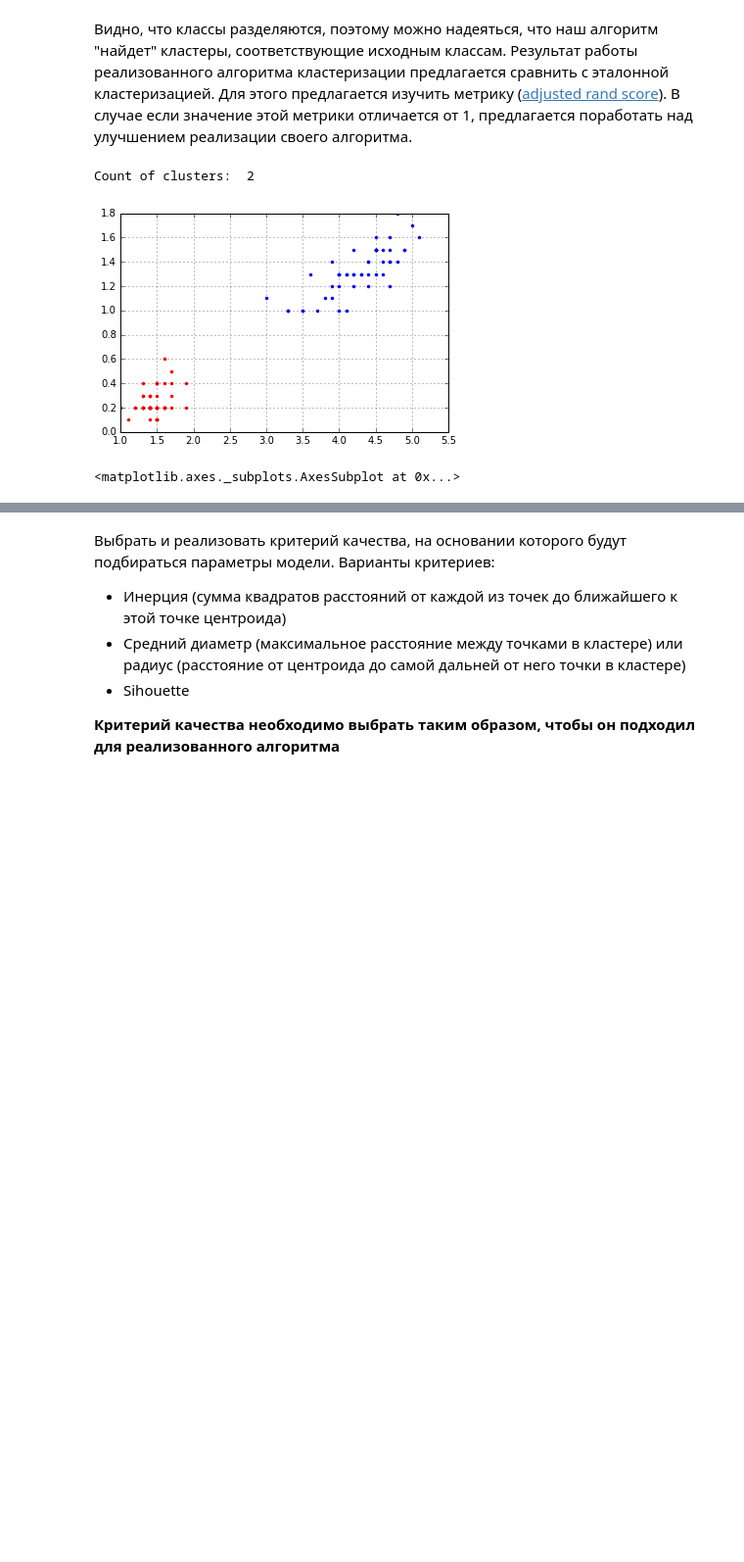
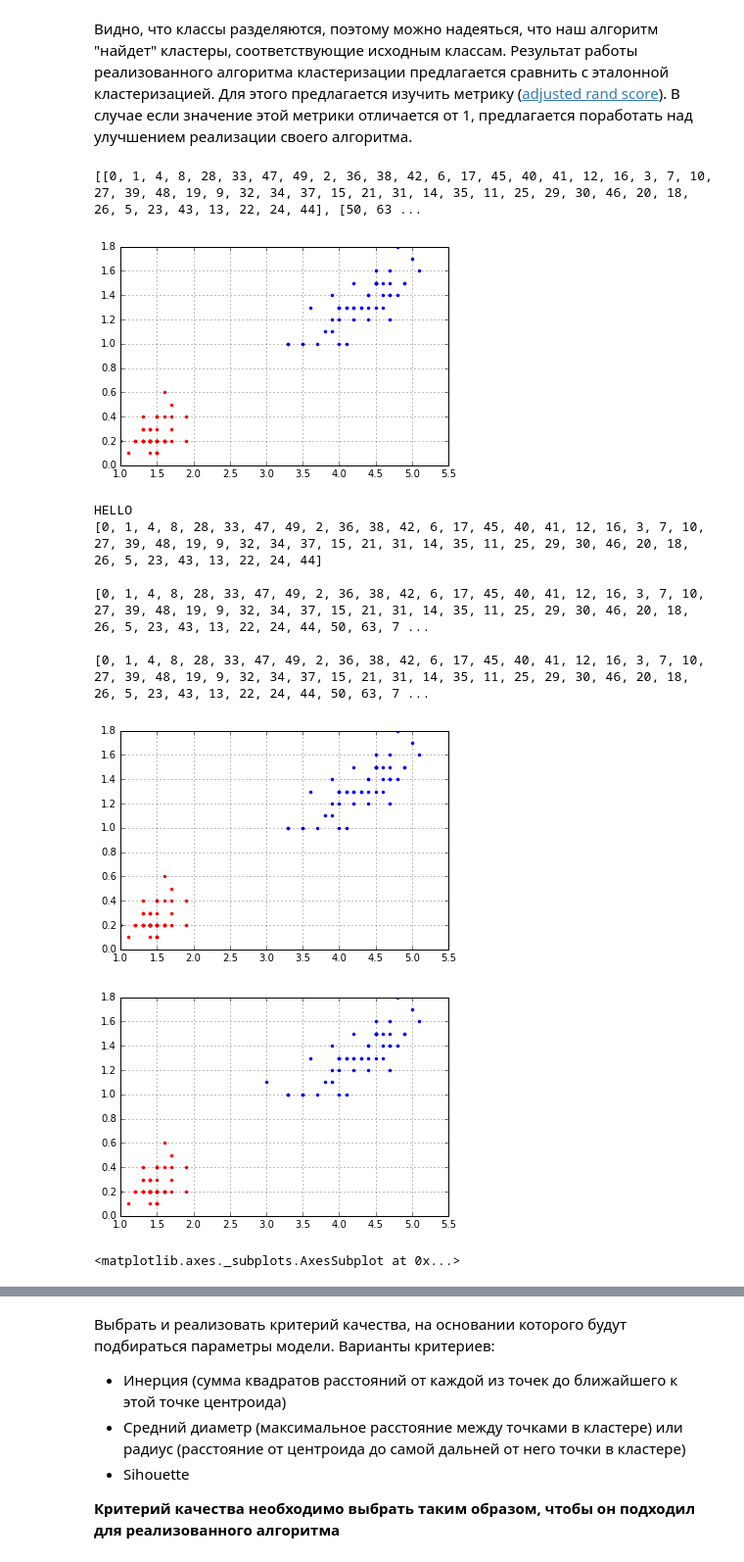
Before and after one commit to Shevviakov/technosphere, a Jupyter notebook: datamine/l3/homework-3-st-Copy1.ipynb, the cells around one changed output, grey strips where cells are left out. Shown at 98% size. Cells and saved outputs as stored; diff of their text form; code cells hidden in the pictures; blank space fills up the shorter version.

```diff
--- a/datamine/l3/homework-3-st-Copy1.ipynb
+++ b/datamine/l3/homework-3-st-Copy1.ipynb
@@ -301,12 +334,44 @@ pl.show()
 [figure]
 # %% [markdown]
 Видно, что классы разделяются, поэтому можно надеяться, что наш алгоритм "найдет" кластеры, соответствующие исходным классам. Результат работы реализованного алгоритма кластеризации предлагается сравнить с эталонной кластеризацией. Для этого предлагается изучить метрику ([adjusted rand score](http://scikit-learn.org/stable/modules/generated/sklearn.metrics.adjusted_rand_score.html)). В случае если значение этой метрики отличается от 1, предлагается поработать над улучшением реализации своего алгоритма.
-# %%
-cl = Clustering(epsilon=1.8, min_pts = 1)
-cl.fit(x_iris[:,2:4])
-cl.draw_clusters()
-# %% [output]
-Count of clusters:  2
-[figure, removed]
-<matplotlib.axes._subplots.AxesSubplot at 0x...>
+# %%
+
+
+sample = x_iris[:,2:4]
+eps = 0.3
+mpts = 3
+
+cl = Clustering(epsilon=eps, min_pts=mpts)
+iris_clusters = cl.fit_predict(sample)
+print cl.get_clusters()
+
+draw_clusters(x_iris[:,2:4], cl.get_clusters(), cl.get_noise())
+
+optics_instance = optics(sample, eps, mpts);
+optics_instance.process();
+
+draw_clusters(sample, optics_instance.get_clusters(), optics_instance.get_noise())
+
+op_clusters = optics_instance.get_clusters();
+op_noise = optics_instance.get_noise();
+
+db = sc.DBSCAN(eps=eps, min_samples=mpts).fit(sample)
+db_clusters = []
+for i in xrange(max(db.labels_)+1):
+    db_clusters.append([])
+for i in xrange(len(db.labels_)):
+    db_clusters[db.labels_[i]].append(i)
+draw_clusters(x_iris[:,2:4], db_clusters)
+# %% [output]
+[[0, 1, 4, 8, 28, 33, 47, 49, 2, 36, 38, 42, 6, 17, 45, 40, 41, 12, 16, 3, 7, 10, 27, 39, 48, 19, 9, 32, 34, 37, 15, 21, 31, 14, 35, 11, 25, 29, 30, 46, 20, 18, 26, 5, 23, 43, 13, 22, 24, 44], [50, 63 ...
+[figure, added]
+HELLO
+[0, 1, 4, 8, 28, 33, 47, 49, 2, 36, 38, 42, 6, 17, 45, 40, 41, 12, 16, 3, 7, 10, 27, 39, 48, 19, 9, 32, 34, 37, 15, 21, 31, 14, 35, 11, 25, 29, 30, 46, 20, 18, 26, 5, 23, 43, 13, 22, 24, 44]
+
+[0, 1, 4, 8, 28, 33, 47, 49, 2, 36, 38, 42, 6, 17, 45, 40, 41, 12, 16, 3, 7, 10, 27, 39, 48, 19, 9, 32, 34, 37, 15, 21, 31, 14, 35, 11, 25, 29, 30, 46, 20, 18, 26, 5, 23, 43, 13, 22, 24, 44, 50, 63, 7 ...
+
+[0, 1, 4, 8, 28, 33, 47, 49, 2, 36, 38, 42, 6, 17, 45, 40, 41, 12, 16, 3, 7, 10, 27, 39, 48, 19, 9, 32, 34, 37, 15, 21, 31, 14, 35, 11, 25, 29, 30, 46, 20, 18, 26, 5, 23, 43, 13, 22, 24, 44, 50, 63, 7 ...
+[figure, added]
+[figure, added]
+<matplotlib.axes._subplots.AxesSubplot at 0x...>
 # %%
```
Also changed, not shown: parts of 11 cells of this notebook.
